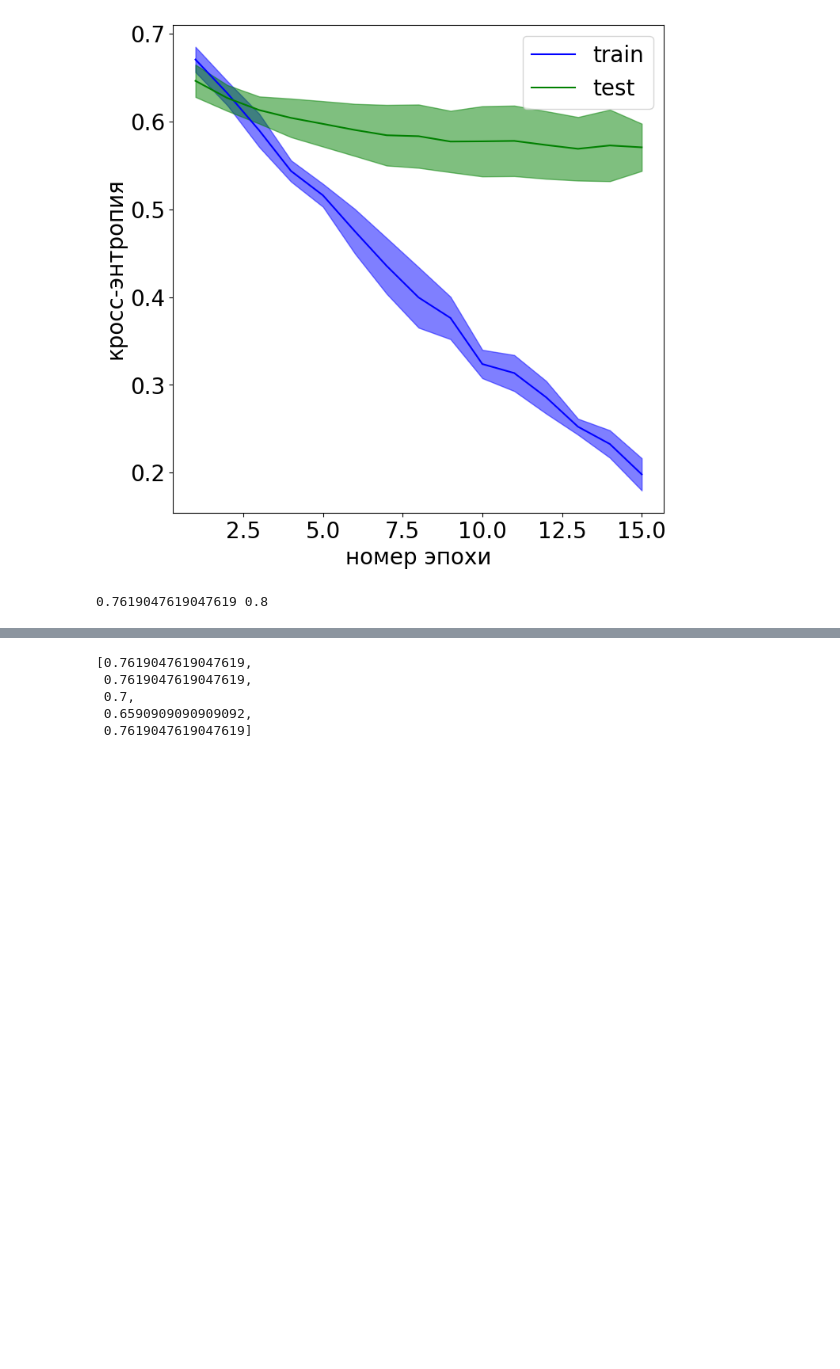
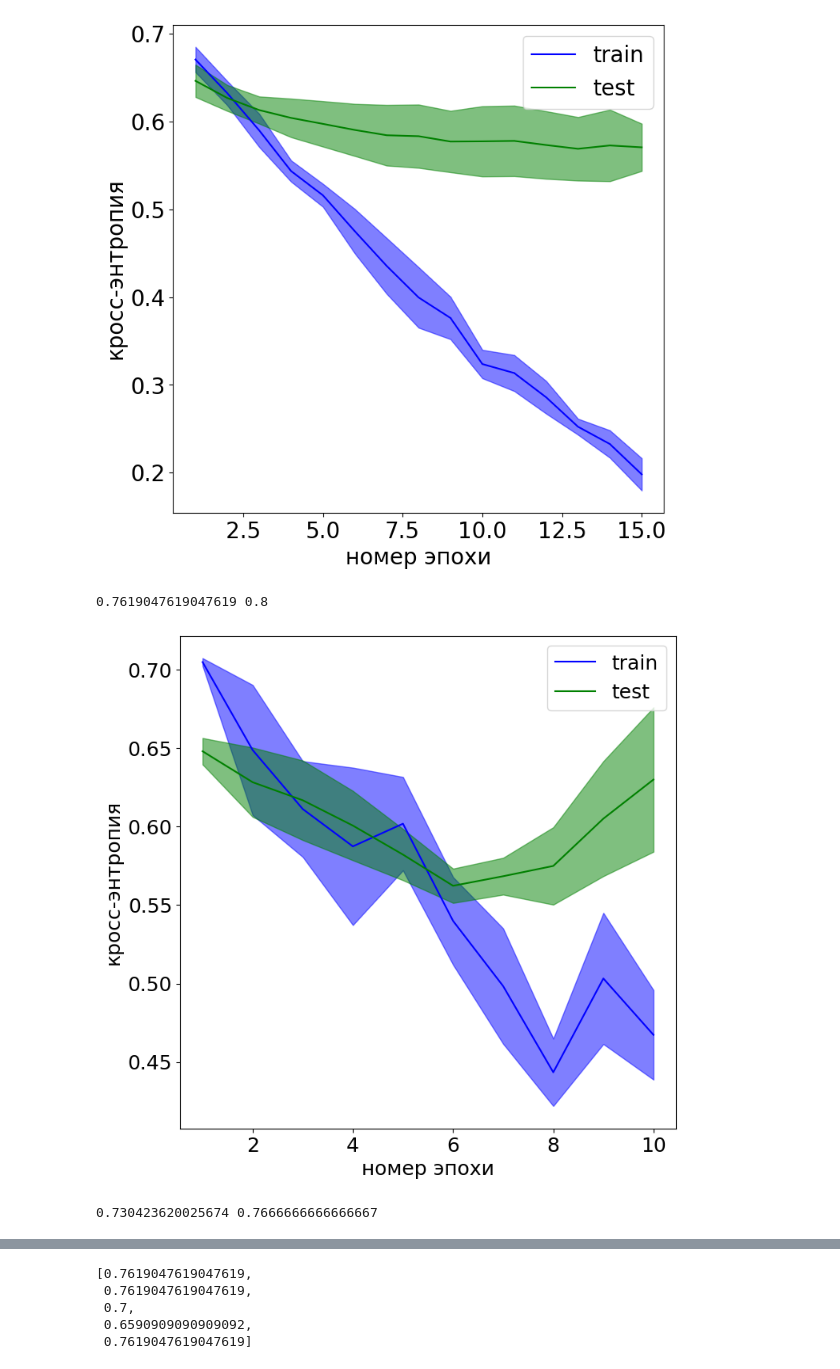
Before and after one commit to intsystems/2024-Project-159, a Jupyter notebook: code/experiment.ipynb, the cells around one changed output, grey strips where cells are left out. Drawn from its saved outputs; the diff is of its cells as text; code cells hidden in the pictures; blank space fills up the shorter version.

```diff
--- a/code/experiment.ipynb
+++ b/code/experiment.ipynb
@@ -586,5 +850,5 @@ build_adjacencies(X_test, 'dataset/adj_Pears_{}_test.npy'.format(T), T)
 # %%
-T = 5
+T = 25
 
-best_acc, best_f1_score, train_losses_arrays, test_losses_arrays = conduct_experiment(T = T, num_epochs = 15, lr = 5e-5)
+best_acc, best_f1_score, train_losses_arrays, test_losses_arrays = conduct_experiment(T = T, num_epochs = 15, lr = 5e-4, time=4, gcn=False, cnn=True)
 # %% [output]
@@ -625,0 +1091,33 @@ TEST: loss = 0.571, accuracy = 0.7, f1 = 0.631
+# %%
+Ts = [15, 25, 15, 15, 15, 15, 15, 15, 15]
+alphas = [0.8, 0.8, 0.5, 0.8, 0.8, 0.5, 0.5, 0.5, 0.8]
+sigmas = [0, 0, 0, 0.05, 0, 0.1, 0.2, 0.3, 0]
+NFs = [5, 5, 5, 5, 1, 5, 5, 5, 10]
+
+cnn_results = []
+
+for i in range(len(Ts)):
+    T, alpha, sigma, NF = Ts[i], alphas[i], sigmas[i], NFs[i]
+    if sigma != 0:
+        sigma_train = sps.norm(0, sigma*X_train.var(axis=-1)[..., None]).rvs(size=(X_train.shape))
+        sigma_test = sps.norm(0, sigma*X_test.var(axis=-1)[..., None]).rvs(size=(X_test.shape))
+        X_train += sigma_train
+        X_test += sigma_test
+
+    print(f'Building adjacencies T={T}')
+    build_adjacencies(X_train, 'dataset/adj_Pears_{}_train.npy'.format(T), T)
+    build_adjacencies(X_test, 'dataset/adj_Pears_{}_test.npy'.format(T), T)
+
+    print(f'T={T}, alpha={alpha}, NF={NF}, sigma={sigma}')
+    print("Running CNN")
+    best_acc, best_f1_score, train_losses_arrays, test_losses_arrays = conduct_experiment(T, num_epochs=10, alpha=alpha, NF=NF, gcn=False, cnn=True)
+    gcn_results.append({
+        'best_acc' : best_acc,
+        'best_f1_score' : best_f1_score,
+        'train_losses_arrays' : train_losses_arrays,
+        'test_losses_arrays' : test_losses_arrays
+    })
+
+    if sigma != 0:
+        X_train -= sigma_train
+        X_test -= sigma_test
@@ -631,6 +1186,14 @@ best_accs.append(best_acc)
 # %% [output]
 [figure]
 0.7619047619047619 0.8
+# %%
+plot_training_curves(train_losses_arrays, test_losses_arrays, T = 5, save = False)
+print(best_f1_score, best_acc)
+# best_f1_scores.append(best_f1_score)
+# best_accs.append(best_acc)
+# %% [output]
+[figure, added]
+0.730423620025674 0.7666666666666667
 # %%
 best_f1_scores
 # %% [output]
```
Also changed, not shown: parts of 20 cells of this notebook, 1 other file.
